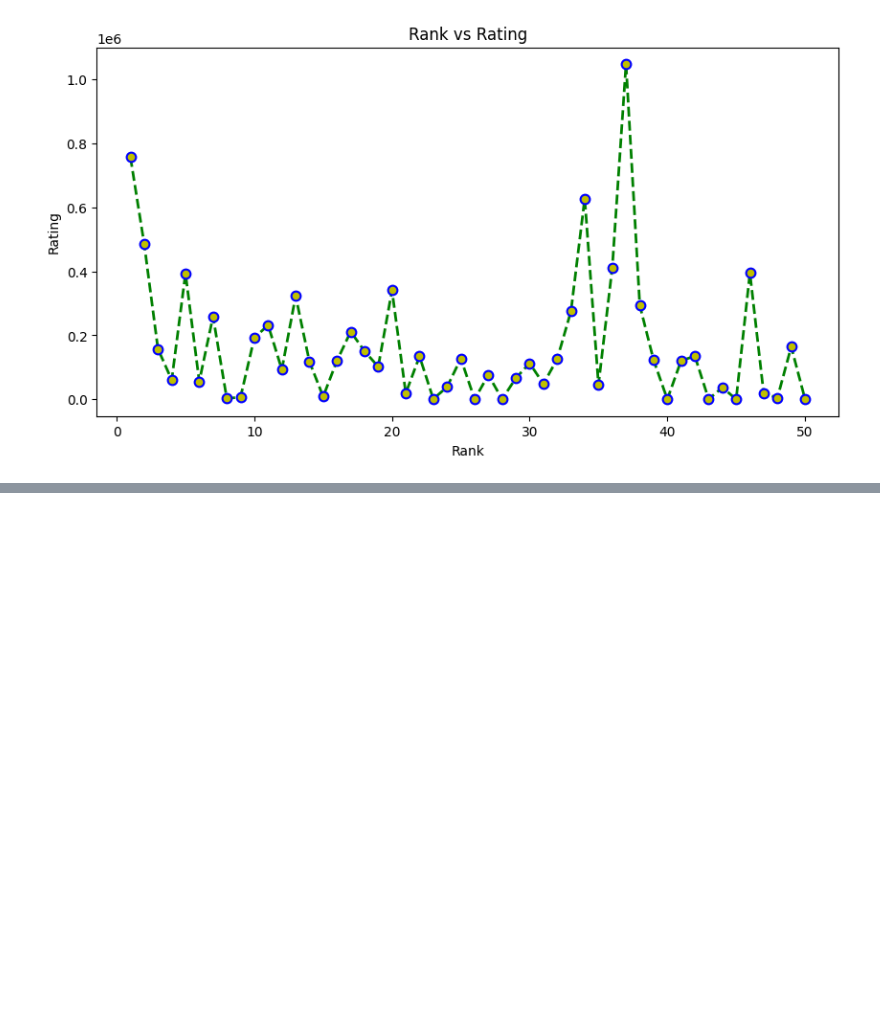
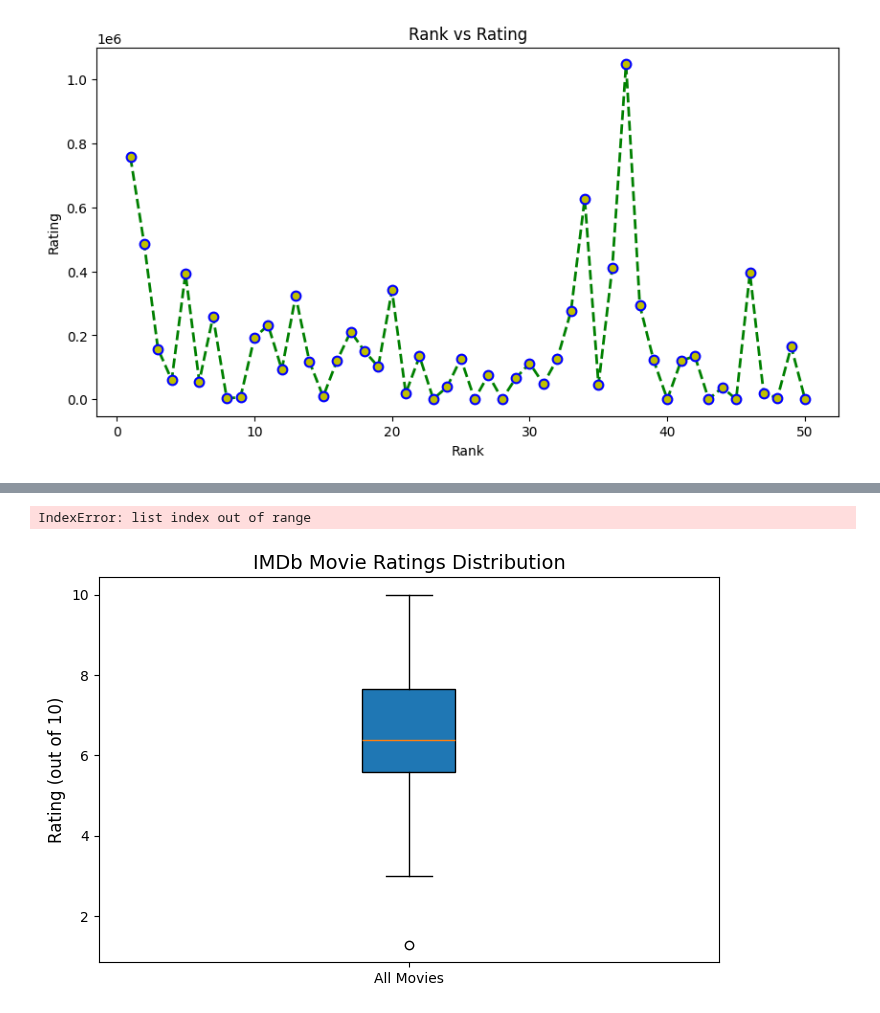
Before and after one commit to arashniroomand/MachineLearning, a Jupyter notebook: Practical_MasterClass/Matplotlib.ipynb, the cells around one changed output, grey strips where cells are left out. Drawn from its saved outputs; the diff is of its cells as text; code cells hidden in the pictures; blank space fills up the shorter version.

Commit message:
Wokring on matplotlib

```diff
--- a/Practical_MasterClass/Matplotlib.ipynb
+++ b/Practical_MasterClass/Matplotlib.ipynb
@@ -203,0 +232,26 @@ Text(0.5, 1.0, 'Rank vs Rating')
+# %%
+import matplotlib.pyplot as plt
+import numpy as np
+
+# Sample IMDb ratings data (out of 10)
+ratings = np.random.normal(6.5, 1.5, 200)  # 200 movies, average rating 6.5
+ratings = np.clip(ratings, 0, 10)  # Ensure ratings stay between 0-10
+
+# Create the boxplot
+plt.figure(figsize=(8, 5))
+plt.boxplot(ratings, vert=True, patch_artist=True)
+
+# Add titles and labels
+plt.title("IMDb Movie Ratings Distribution", fontsize=14)
+plt.ylabel("Rating (out of 10)", fontsize=12)
+plt.xticks([1], ["All Movies"])  # Label for our single boxplot
+
+# Customize colors
+box = plt.gca().artists[0]
+box.set_facecolor('lightblue')
+
+plt.grid(True, linestyle='--', alpha=0.7)
+plt.show()
+# %% [output]
+IndexError: list index out of range
+[figure, added]
```
Also changed, not shown: parts of 5 cells of this notebook.
